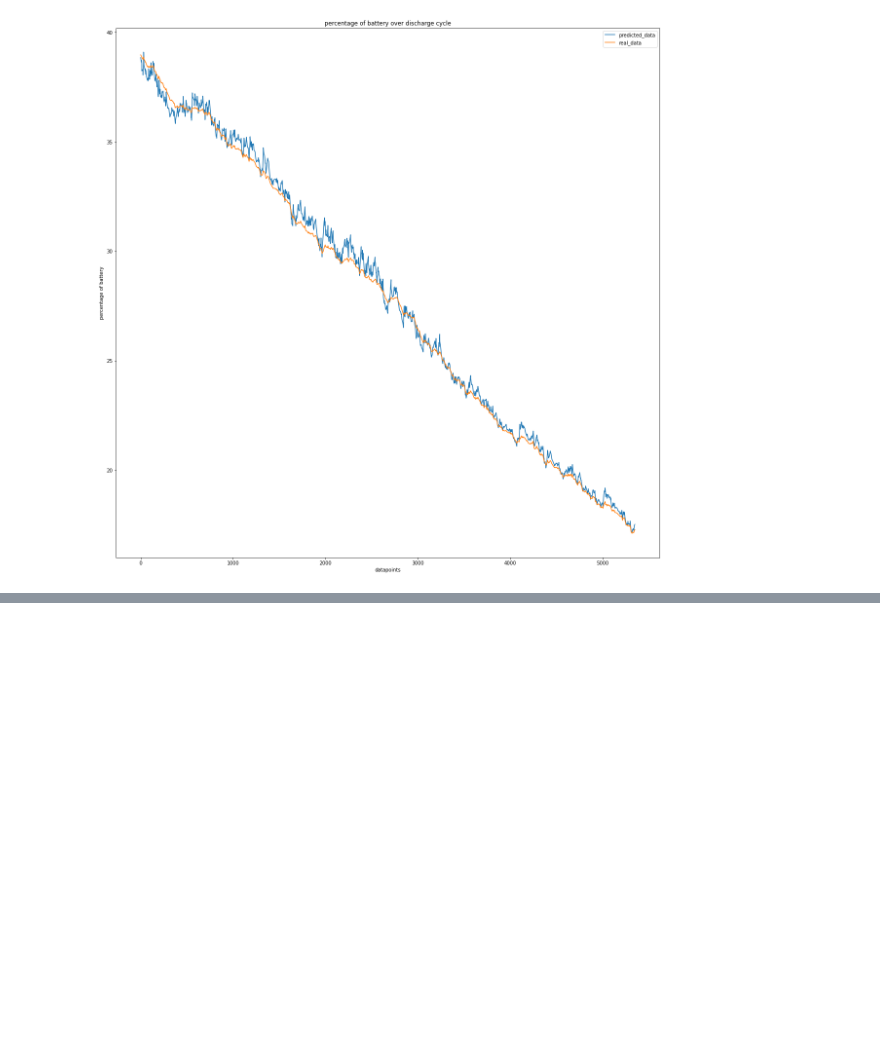
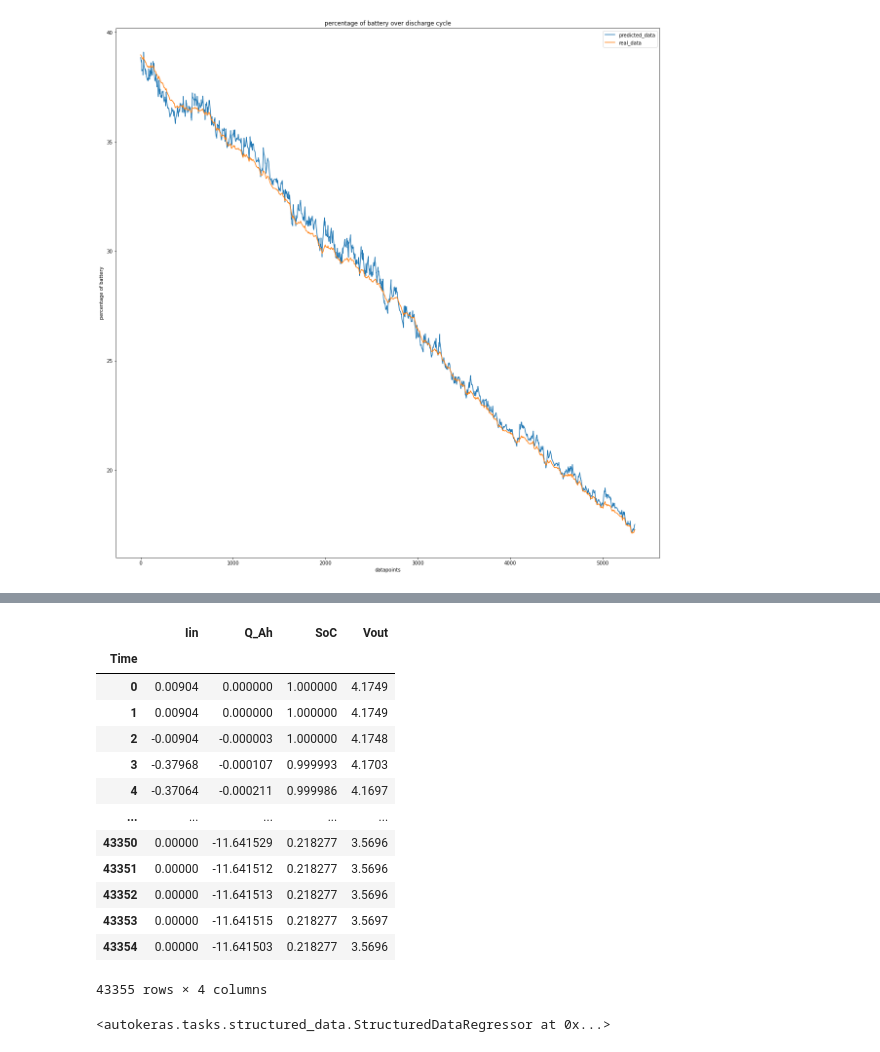
Before and after one commit to pierredm1/4th-Year-Imperial-Thesis, a Jupyter notebook: notebooks/Data Exploration No Temp.ipynb, the cells around one changed output, grey strips where cells are left out. Drawn from its saved outputs; the diff is of its cells as text; code cells hidden in the pictures; blank space fills up the shorter version.

```diff
--- a/notebooks/Data Exploration No Temp.ipynb
+++ b/notebooks/Data Exploration No Temp.ipynb
@@ -365,0 +366,2 @@ df1
+# %%
+mat = scipy.io.loadmat('/Users/monmac/Downloads/Automotive Li-ion Cell Usage Data Set/TrainingSet.mat')
@@ -365,0 +419,29 @@ df1
+# %%
+df1=pd.DataFrame(mat['Iin'], columns = ['curr_dens'])
+df2=pd.DataFrame(mat['Q_Ah'], columns = ['Q_Ah'])
+df3=pd.DataFrame(mat['SoC'], columns = ['SoC'])
+df4=pd.DataFrame(mat['Time'], columns = ['Time'])
+df5=pd.DataFrame(mat['Vout'], columns = ['Vout'])
+# %%
+set1=pd.concat([df1,df2,df3,df4,df5],axis=1).set_index('Time')
+# %%
+set1
+# %% [output]
+|  | Iin | Q_Ah | SoC | Vout |
+| Time |  |  |  |  |
+| 0 | 0.00904 | 0.000000 | 1.000000 | 4.1749 |
+| 1 | 0.00904 | 0.000000 | 1.000000 | 4.1749 |
+| 2 | -0.00904 | -0.000003 | 1.000000 | 4.1748 |
+| 3 | -0.37968 | -0.000107 | 0.999993 | 4.1703 |
+| 4 | -0.37064 | -0.000211 | 0.999986 | 4.1697 |
+| ... | ... | ... | ... | ... |
+| 43350 | 0.00000 | -11.641529 | 0.218277 | 3.5696 |
+| 43351 | 0.00000 | -11.641512 | 0.218277 | 3.5696 |
+| 43352 | 0.00000 | -11.641513 | 0.218277 | 3.5696 |
+| 43353 | 0.00000 | -11.641515 | 0.218277 | 3.5697 |
+| 43354 | 0.00000 | -11.641503 | 0.218277 | 3.5696 |
+43355 rows × 4 columns
+# %%
+reg
+# %% [output]
+<autokeras.tasks.structured_data.StructuredDataRegressor at 0x...>
```
Also changed, not shown: parts of 18 cells of this notebook.
